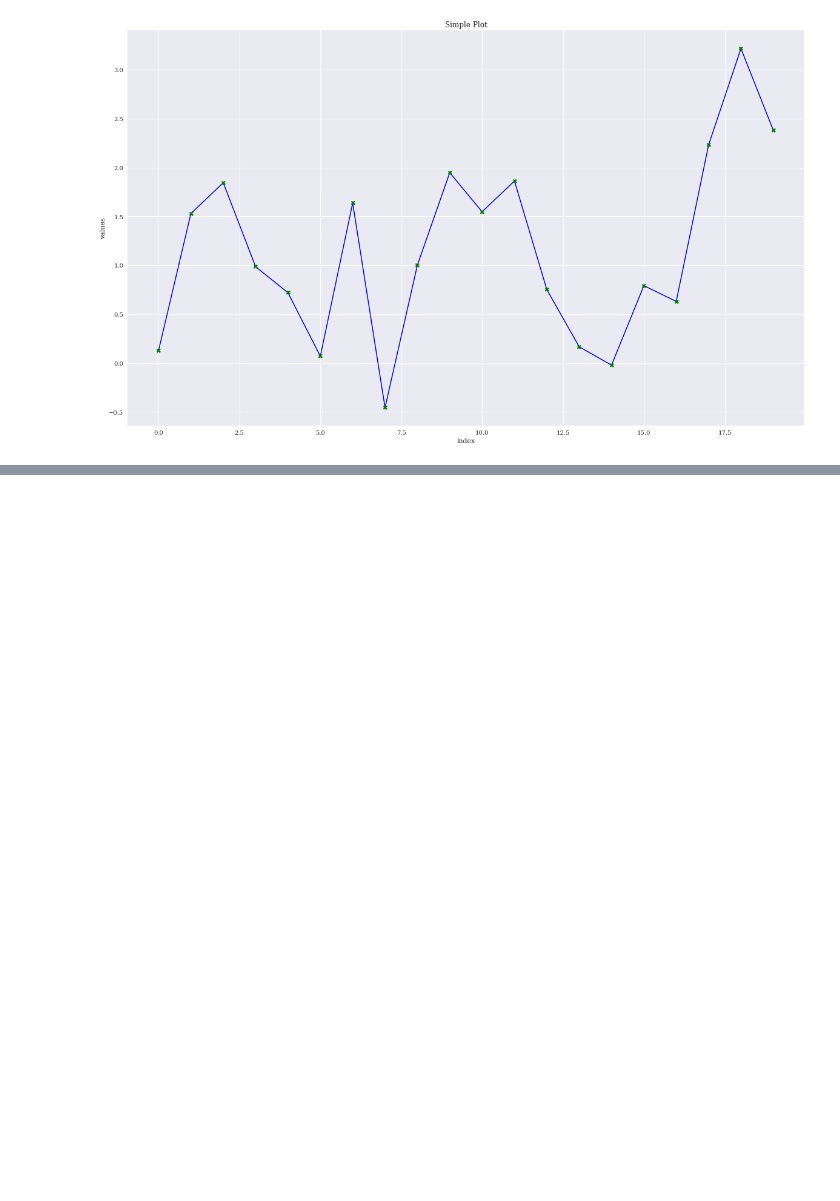
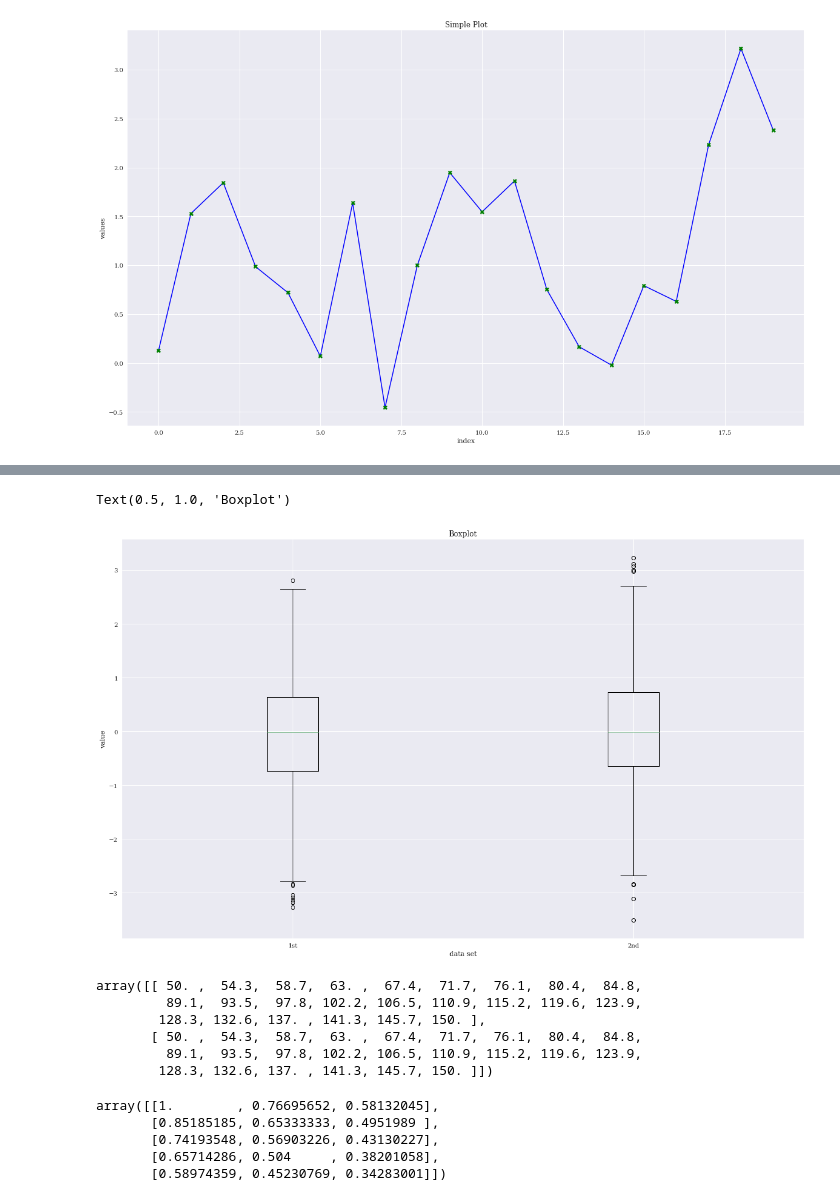
Before and after one commit to thomasmurphycodes/PythonForFinance, a Jupyter notebook: notebooks/Python for Finance Chapter 7 - Visualization.ipynb, the cells around one changed output, grey strips where cells are left out. Drawn from its saved outputs; the diff is of its cells as text; code cells hidden in the pictures; blank space fills up the shorter version.

```diff
--- a/notebooks/Python for Finance Chapter 7 - Visualization.ipynb
+++ b/notebooks/Python for Finance Chapter 7 - Visualization.ipynb
@@ -137,0 +181,37 @@ Text(0.5, 1.0, 'Scatter Plot')
+# %%
+# Boxplot
+fig, ax = plt.subplots(figsize=(20,12))
+plt.boxplot(y)
+# set property for a a subplot on a plot - first arg which plot, 2nd arg a kwarg
+plt.setp(ax, xticklabels=['1st', '2nd'])
+plt.xlabel('data set')
+plt.ylabel('value')
+plt.title('Boxplot')
+'''
+Some Boxplot Reminders:
+Whiskers are 1.5 times 75th percentile val - 25th percentile val
+Bottom of box is 25th
+Top of box is 75th
+Line on box is median
+Circle are outliers
+'''
+# %% [output]
+Text(0.5, 1.0, 'Boxplot')
+[figure, added]
+# %%
+'''
+Now! 3d Plotting for vol surfaces
+A Vol surface is generated with a matrix of strike prices and time-to-maturity values, whose implied volatility is the
+3rd dimension
+'''
+strike = np.linspace(50, 150, 24)
+ttm = np.linspace(0.5, 2.5, 24)
+strike, ttm = np.meshgrid(strike, ttm) # coordinate grid for the vol surface
+strike[:2].round(1)
+# %% [output]
+array([[ 50. ,  54.3,  58.7,  63. ,  67.4,  71.7,  76.1,  80.4,  84.8,
+         89.1,  93.5,  97.8, 102.2, 106.5, 110.9, 115.2, 119.6, 123.9,
+        128.3, 132.6, 137. , 141.3, 145.7, 150. ],
+       [ 50. ,  54.3,  58.7,  63. ,  67.4,  71.7,  76.1,  80.4,  84.8,
+         89.1,  93.5,  97.8, 102.2, 106.5, 110.9, 115.2, 119.6, 123.9,
+        128.3, 132.6, 137. , 141.3, 145.7, 150. ]])
@@ -137,0 +224,8 @@ Text(0.5, 1.0, 'Scatter Plot')
+# %%
+iv[:5, :3]
+# %% [output]
+array([[1.        , 0.76695652, 0.58132045],
+       [0.85185185, 0.65333333, 0.4951989 ],
+       [0.74193548, 0.56903226, 0.43130227],
+       [0.65714286, 0.504     , 0.38201058],
+       [0.58974359, 0.45230769, 0.34283001]])
```
Also changed, not shown: parts of 13 cells of this notebook.
